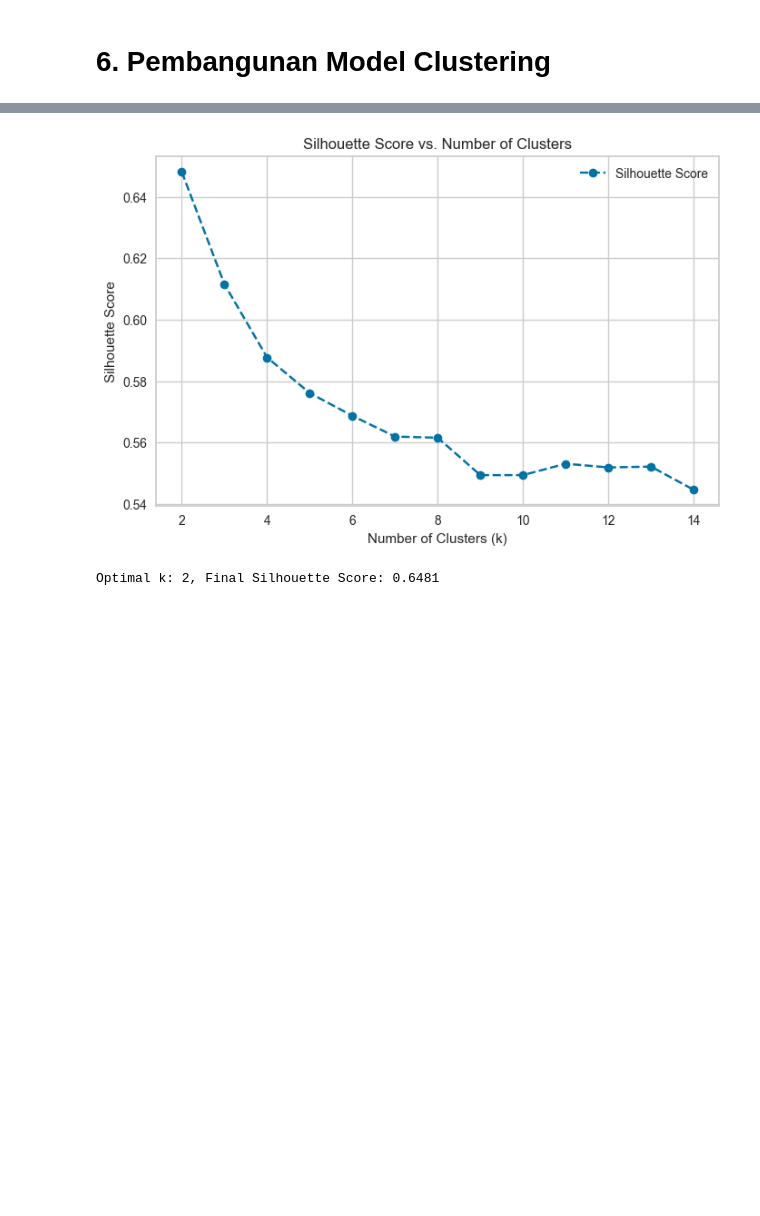
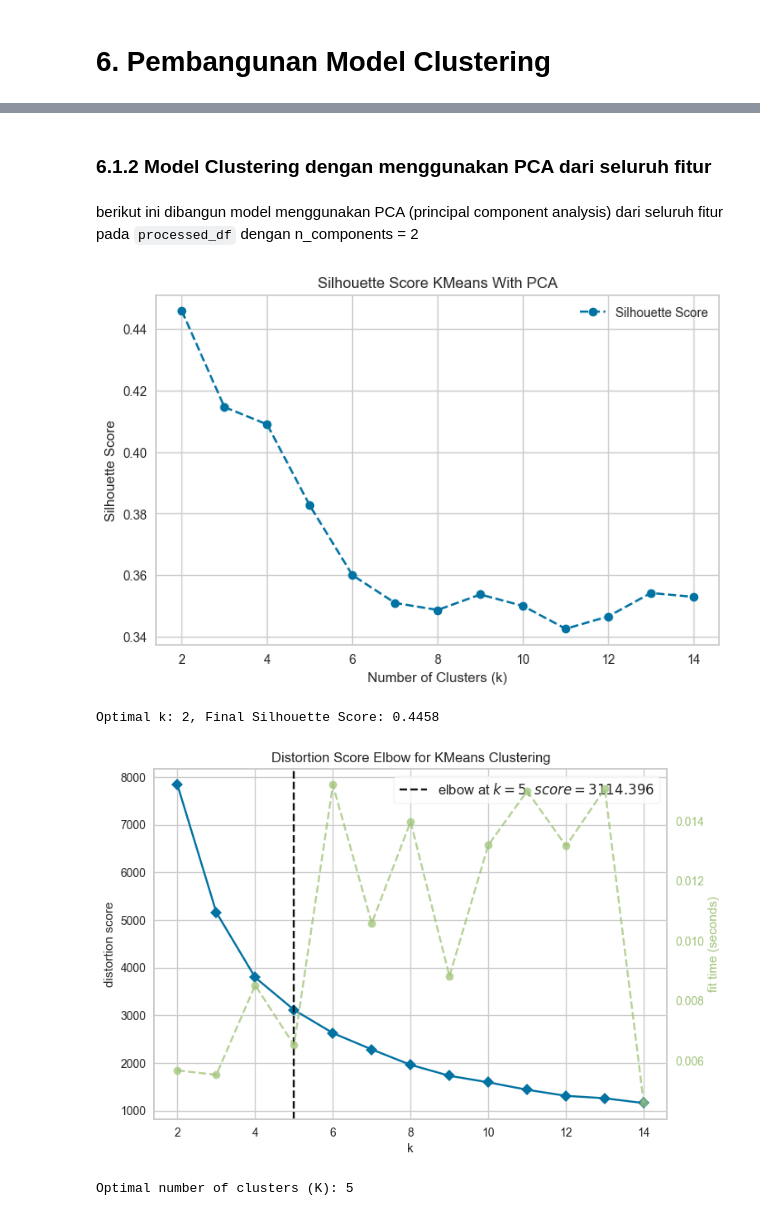
Before and after one commit to mendhiri/unsup-project-dbs, a Jupyter notebook: clustering-notebook.ipynb, the cells around one changed output, grey strips where cells are left out. Saved outputs shown, nothing was run; the diff lists cells and outputs as text; code cells hidden in the pictures; blank space fills up the shorter version.

```diff
--- a/clustering-notebook.ipynb
+++ b/clustering-notebook.ipynb
@@ -239,39 +392,56 @@ sil_scores
+# %% [markdown]
+### 6.1.2 Model Clustering dengan menggunakan PCA dari seluruh fitur
+# %% [markdown]
+berikut ini dibangun model menggunakan PCA (principal component analysis) dari seluruh fitur pada `processed_df` dengan n_components = 2
 # %%
-scaler = RobustScaler()
-processed_df_scaled = scaler.fit_transform(processed_df)
+def kmeans_with_pca(kmeans_df, K_range):
+    sil_scores = []
+    kmeans_df = processed_df.copy()
+    scaler = RobustScaler()
+    df_scaled = scaler.fit_transform(kmeans_df)
 
-pca = PCA(n_components=2)
-processed_df_pca = pca.fit_transform(processed_df_scaled)
+    pca = PCA(n_components=2)
+    df_pca = pca.fit_transform(df_scaled)
 
-silhouette_scores = {}
-inertia = []
-sil_scores = []
-K_range = range(2, 15)
+    for k in K_range:
+        kmeans = KMeans(n_clusters=k, random_state=42, n_init=30)
+        kmeans.fit(df_pca)
 
-for k in K_range:
-    kmeans = KMeans(n_clusters=k, random_state=42, n_init=30)
-    kmeans.fit(processed_df_pca)
+        labels = kmeans.labels_
+        inertia.append(kmeans.inertia_)
+        sil_scores.append(silhouette_score(df_pca, labels))
 
-    labels = kmeans.labels_
-    inertia.append(kmeans.inertia_)
-    sil_scores.append(silhouette_score(processed_df_pca, labels))
+    optimal_k = K_range[np.argmax(sil_scores)]
+    kmeans = KMeans(n_clusters=optimal_k, random_state=42, n_init=30)
+    kmeans_labels = kmeans.fit_predict(df_pca)
+    final_silhouette = silhouette_score(df_pca, kmeans_labels)
 
-optimal_k = K_range[np.argmax(sil_scores)]
-kmeans = KMeans(n_clusters=optimal_k, random_state=42, n_init=30)
-kmeans_labels = kmeans.fit_predict(processed_df_pca)
-final_silhouette = silhouette_score(processed_df_pca, kmeans_labels)
+    silhouette_scores["K-Means dengan PCA dan Robust Scaler"] = final_silhouette
+    model["K-Means dengan PCA n_components = 2"] = [kmeans, kmeans_labels]
 
-silhouette_scores["K-Means"] = final_silhouette
+    plt.figure(figsize=(8, 5))
+    plt.plot(K_range, sil_scores, marker='o', linestyle='--', color='b', label='Silhouette Score')
+    plt.xlabel('Number of Clusters (k)')
+    plt.ylabel('Silhouette Score')
+    plt.title('Silhouette Score KMeans With PCA')
+    plt.legend()
+    plt.show()
 
-plt.figure(figsize=(8, 5))
-plt.plot(K_range, sil_scores, marker='o', linestyle='--', color='b', label='Silhouette Score')
-plt.xlabel('Number of Clusters (k)')
-plt.ylabel('Silhouette Score')
-plt.title('Silhouette Score vs. Number of Clusters')
-plt.legend()
-plt.show()
+    print(f"Optimal k: {optimal_k}, Final Silhouette Score: {final_silhouette:.4f} \n\n")
 
-print(f"Optimal k: {optimal_k}, Final Silhouette Score: {final_silhouette:.4f}")
+    return df_pca
+
+def visualizer_model(kmeans_df, k):
+    visualizer = KElbowVisualizer(KMeans(random_state=42), k=k)
+    visualizer.fit(kmeans_df)
+    visualizer.show()
+    optimal_k = visualizer.elbow_value_
+    print(f"Optimal number of clusters (K): {optimal_k}")
+
+df_pca = kmeans_with_pca(kmeans_df, K_range=range(2,15))
+visualizer_model(df_pca, k=(2,15))
 # %% [output]
-[figure, old version]
+[figure, new version]
-Optimal k: 2, Final Silhouette Score: 0.6481
+Optimal k: 2, Final Silhouette Score: 0.4458
+[figure, added]
+Optimal number of clusters (K): 5
```
Also changed, not shown: parts of 53 cells of this notebook.
